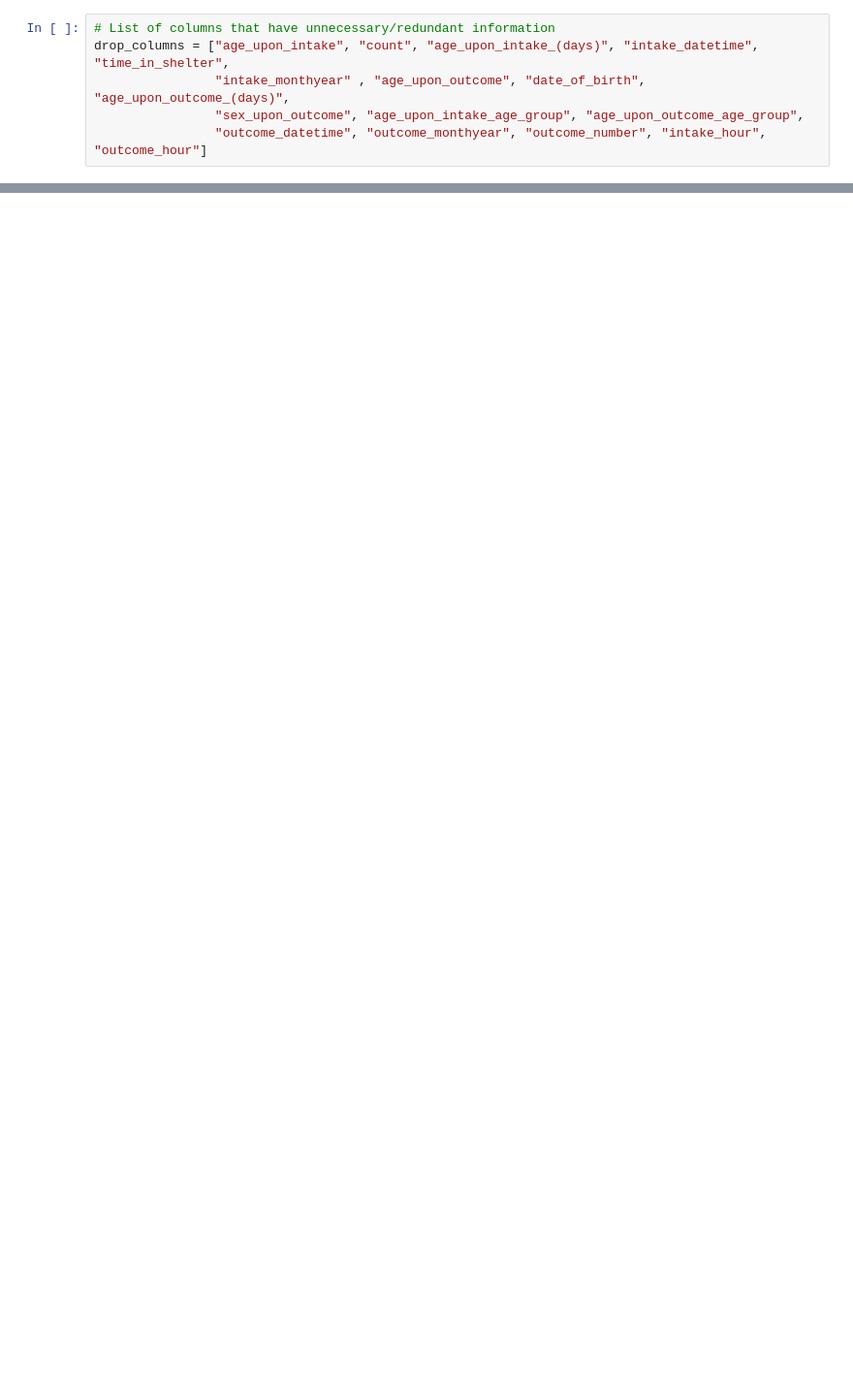
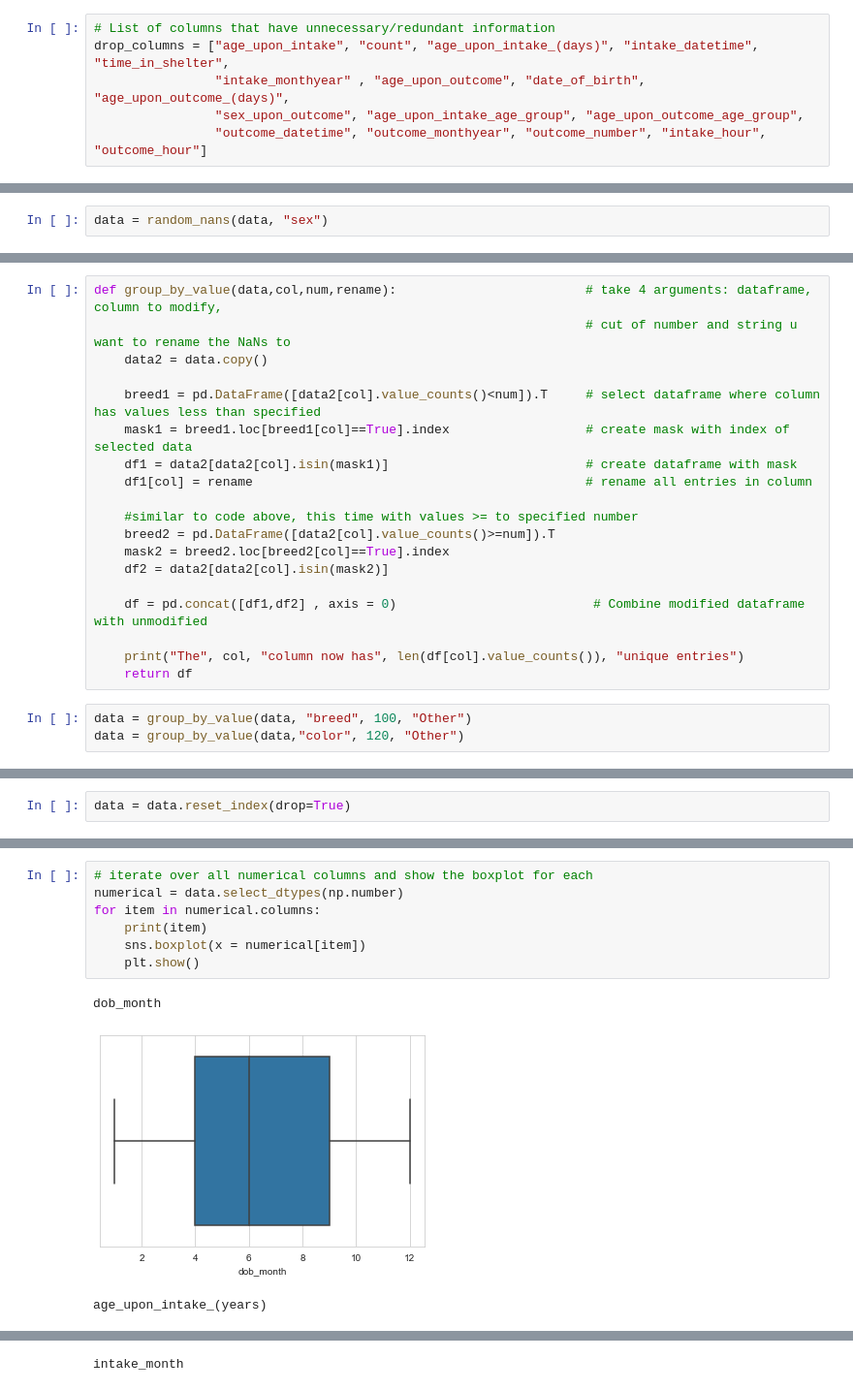
Before and after one commit to NicolasSpettel/Mid-Project, a Jupyter notebook: Mid-Project.ipynb, the cells around one changed output, grey strips where cells are left out. Shown at 97% size. Drawn from its saved outputs; the diff is of its cells as text; blank space fills up the shorter version.

```diff
--- a/Mid-Project.ipynb
+++ b/Mid-Project.ipynb
@@ -200,0 +158,2 @@ split column into two columns of sex: (female, male) and spayed/neutered: (1,0)
+# %%
+data = random_nans(data, "sex")
@@ -200,0 +163,22 @@ split column into two columns of sex: (female, male) and spayed/neutered: (1,0)
+# %%
+def group_by_value(data,col,num,rename):                         # take 4 arguments: dataframe, column to modify,
+                                                                 # cut of number and string u want to rename the NaNs to
+    data2 = data.copy()
+
+    breed1 = pd.DataFrame([data2[col].value_counts()<num]).T     # select dataframe where column has values less than specified
+    mask1 = breed1.loc[breed1[col]==True].index                  # create mask with index of selected data
+    df1 = data2[data2[col].isin(mask1)]                          # create dataframe with mask
+    df1[col] = rename                                            # rename all entries in column
+
+    #similar to code above, this time with values >= to specified number
+    breed2 = pd.DataFrame([data2[col].value_counts()>=num]).T
+    mask2 = breed2.loc[breed2[col]==True].index
+    df2 = data2[data2[col].isin(mask2)]
+
+    df = pd.concat([df1,df2] , axis = 0)                          # Combine modified dataframe with unmodified
+
+    print("The", col, "column now has", len(df[col].value_counts()), "unique entries")
+    return df
+# %%
+data = group_by_value(data, "breed", 100, "Other")
+data = group_by_value(data,"color", 120, "Other")
@@ -200,0 +188,2 @@ split column into two columns of sex: (female, male) and spayed/neutered: (1,0)
+# %%
+data = data.reset_index(drop=True)
@@ -200,0 +192,11 @@ split column into two columns of sex: (female, male) and spayed/neutered: (1,0)
+# %%
+# iterate over all numerical columns and show the boxplot for each
+numerical = data.select_dtypes(np.number)
+for item in numerical.columns:
+    print(item)
+    sns.boxplot(x = numerical[item])
+    plt.show()
+# %% [output]
+dob_month
+[figure, added]
+age_upon_intake_(years)
@@ -200,0 +204 @@ split column into two columns of sex: (female, male) and spayed/neutered: (1,0)
+intake_month
```
Also changed, not shown: parts of 68 cells of this notebook.
